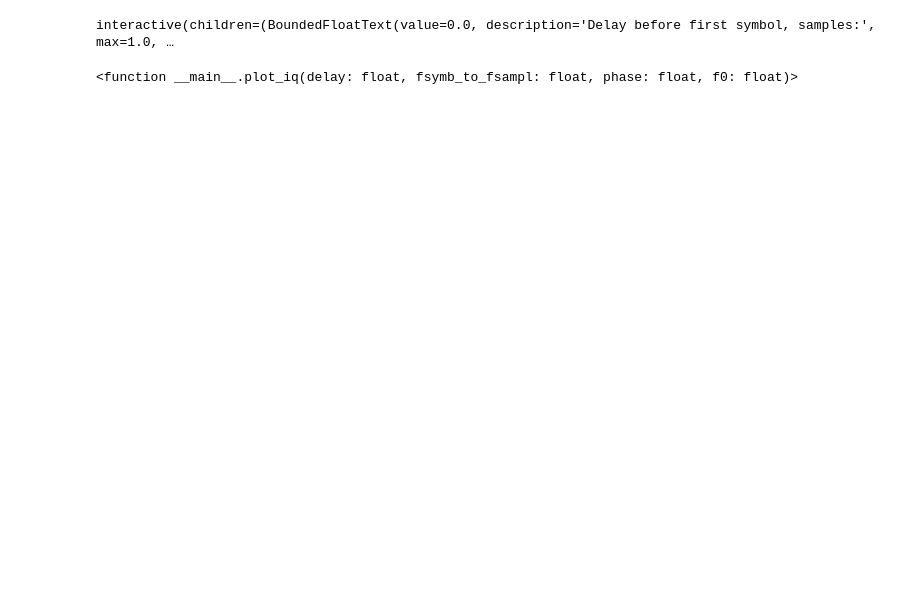
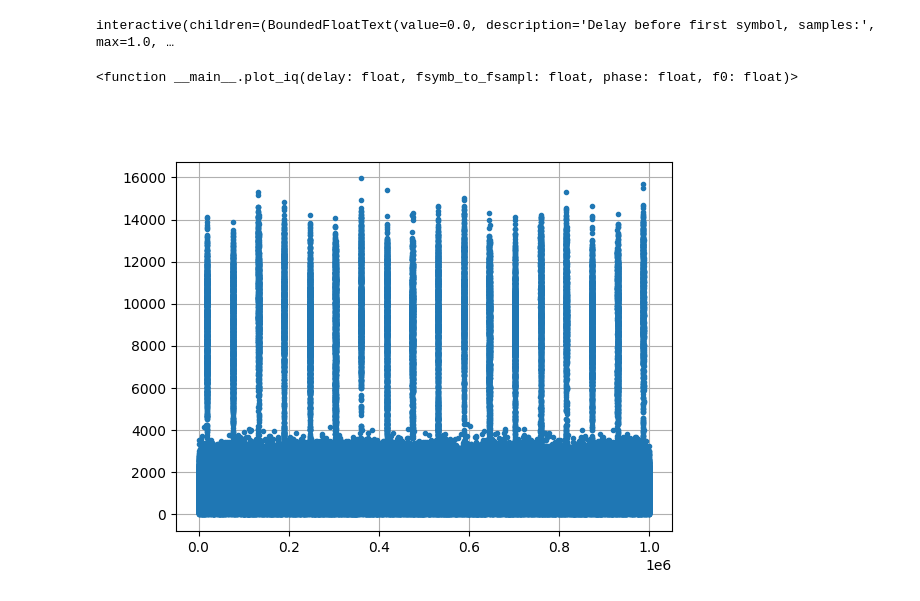
Before and after one commit to incredibleSaint/signal_processing, a Jupyter notebook: qpsk_visualization.ipynb, the cells around one changed output. Cells and saved outputs as stored; diff of their text form; code cells hidden in the pictures; blank space fills up the shorter version.

```diff
--- a/qpsk_visualization.ipynb
+++ b/qpsk_visualization.ipynb
@@ -319,3 +365,27 @@ interact(plot_iq, delay=delay_float, fsymb_to_fsampl=sps, phase = phase_float, f
 # %% [output]
 interactive(children=(BoundedFloatText(value=0.0, description='Delay before first symbol, samples:', max=1.0, …
 <function __main__.plot_iq(delay: float, fsymb_to_fsampl: float, phase: float, f0: float)>
+# %%
+# Check samples.pcm
+
+# 1: Source signal
+#plt.close()
+#file_path = "/home/xy/Documents/samples.pcm"
+
+data_type = 'h'
+figure_counter = 0
+source_signal_full = read_signal(file_path, data_type)
+#plt.close()
+#plt.figure()
+#plt.plot(abs(source_signal_full), '.')
+#plt.grid()
+#plt.show()
+# %%
+source_signal = source_signal_full[int(2.0e7):int(2.1e7):]
+
+plt.figure()
+plt.plot(abs(source_signal), '.')
+plt.grid()
+plt.show()
+# %% [output]
+[figure, added]
```
Also changed, not shown: parts of 7 cells of this notebook.
